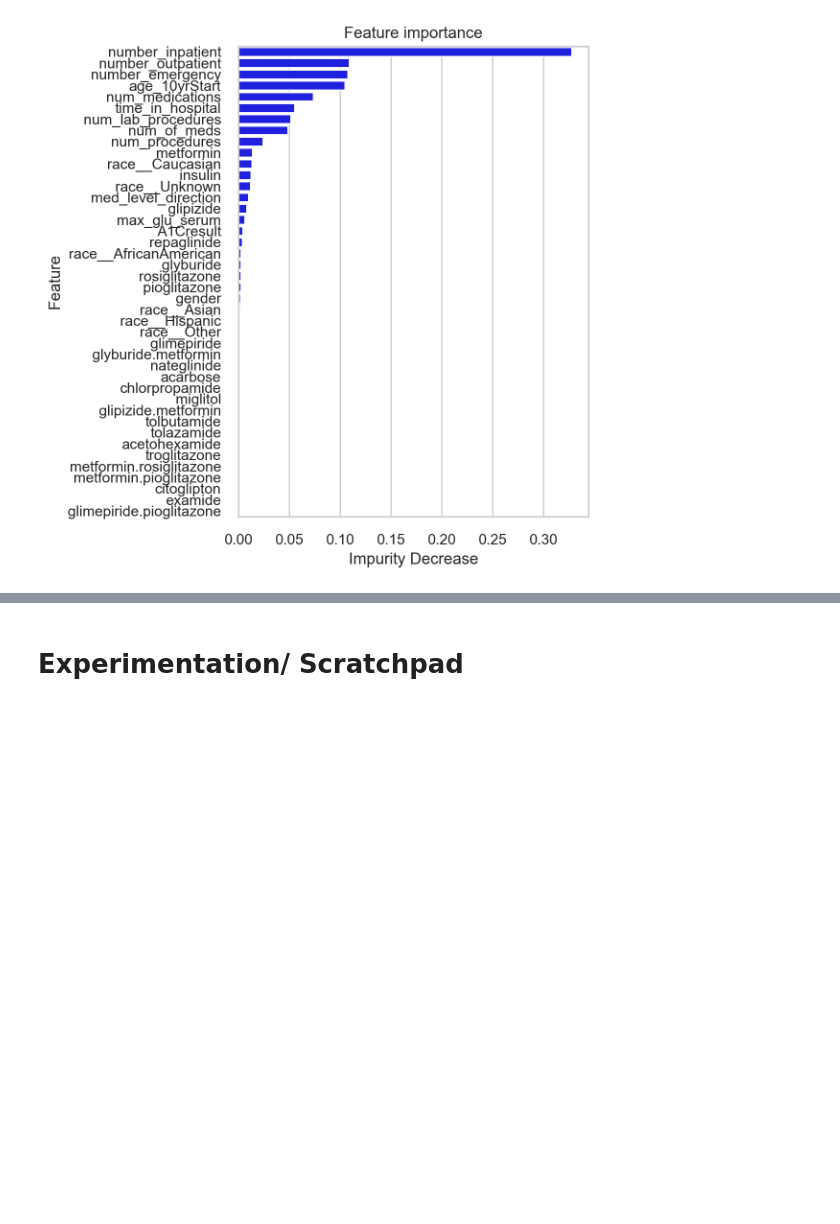
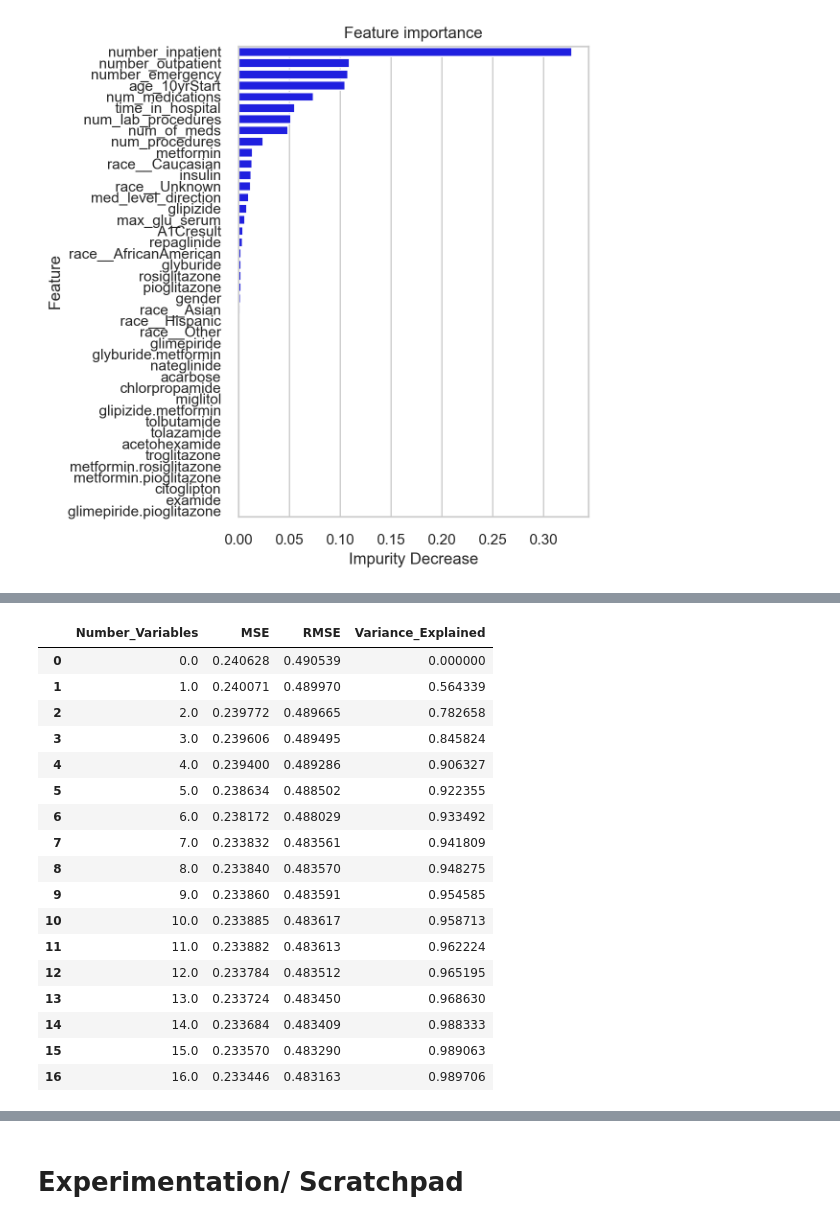
Before and after one commit to bcullinan32/ML_Course, a Jupyter notebook: Class-Data-Clean-Up.ipynb, the cells around one changed output, grey strips where cells are left out. Cells and saved outputs as stored; diff of their text form; code cells hidden in the pictures; blank space fills up the shorter version.

```diff
--- a/Class-Data-Clean-Up.ipynb
+++ b/Class-Data-Clean-Up.ipynb
@@ -563,0 +591,7 @@ fig.show()
+# %%
+cor = round(tempModelingDF.corr(),3)
+responseVar = 'readmitted'
+cor_target = abs(cor[responseVar])
+#Selecting highly correlated features
+PCA_relevant_features = cor_target[cor_target>=0.02] # Look for Features w/ greater 0.05 cor
+PCA_relevant_features
@@ -563,0 +636,11 @@ fig.show()
+# %%
+# Set or Reset Test/Train Split -- Do for Each Section
+# Params
+df=PCA_df
+ResponseVar = 'readmitted'
+
+PredictorVar = df.columns.values.tolist()
+PredictorVar.remove(ResponseVar)
+## Addition Predictor Vars to remove
+PredictorVar = [ele for ele in PredictorVar if ele not in predToRemove]
+PredictorVar
@@ -563,0 +665,40 @@ fig.show()
+# %%
+# PCA -- CV
+upper = len(PredictorVar)
+row =[]
+pca_Result = pd.DataFrame(columns = ["Number_Variables","MSE",'RMSE',"Variance_Explained"])
+kf = model_selection.KFold( n_splits=10, shuffle=True, random_state=1)
+
+# Function Call To prep train/test
+
+for i in range(upper):
+    x_train, x_test, y_train, y_test, pca, x  = testTrainSplit_PCA(df, PredictorVar[:i+1], ResponseVar)
+    regr = LinearRegression()
+    regr.fit(x_train, y_train)
+    score = -1*model_selection.cross_val_score(regr, x_test, y_test, cv=kf,
+                                               scoring='neg_mean_squared_error').mean()
+    varExplained = 1-(pca.explained_variance_ratio_[i])
+    RMSE = np.sqrt(score)
+    row = [i,score,RMSE,varExplained]
+    df_length = len(pca_Result)
+    pca_Result.loc[df_length] = row
+pca_Result
+# %% [output]
+|  | Number_Variables | MSE | RMSE | Variance_Explained |
+| 0 | 0.0 | 0.240628 | 0.490539 | 0.000000 |
+| 1 | 1.0 | 0.240071 | 0.489970 | 0.564339 |
+| 2 | 2.0 | 0.239772 | 0.489665 | 0.782658 |
+| 3 | 3.0 | 0.239606 | 0.489495 | 0.845824 |
+| 4 | 4.0 | 0.239400 | 0.489286 | 0.906327 |
+| 5 | 5.0 | 0.238634 | 0.488502 | 0.922355 |
+| 6 | 6.0 | 0.238172 | 0.488029 | 0.933492 |
+| 7 | 7.0 | 0.233832 | 0.483561 | 0.941809 |
+| 8 | 8.0 | 0.233840 | 0.483570 | 0.948275 |
+| 9 | 9.0 | 0.233860 | 0.483591 | 0.954585 |
+| 10 | 10.0 | 0.233885 | 0.483617 | 0.958713 |
+| 11 | 11.0 | 0.233882 | 0.483613 | 0.962224 |
+| 12 | 12.0 | 0.233784 | 0.483512 | 0.965195 |
+| 13 | 13.0 | 0.233724 | 0.483450 | 0.968630 |
+| 14 | 14.0 | 0.233684 | 0.483409 | 0.988333 |
+| 15 | 15.0 | 0.233570 | 0.483290 | 0.989063 |
+| 16 | 16.0 | 0.233446 | 0.483163 | 0.989706 |
```
Also changed, not shown: parts of 23 cells of this notebook.
